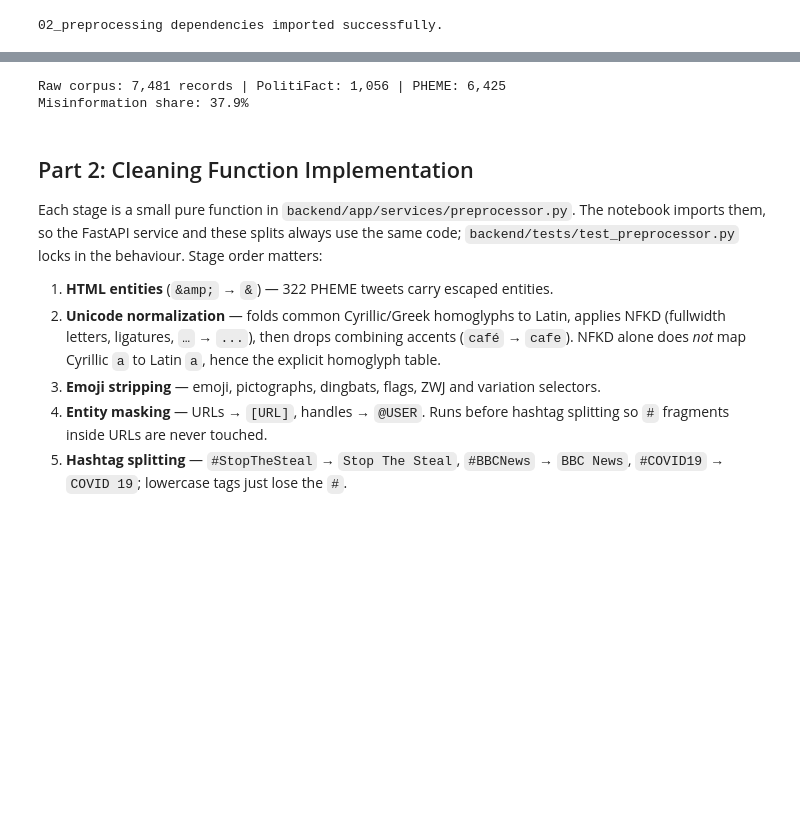
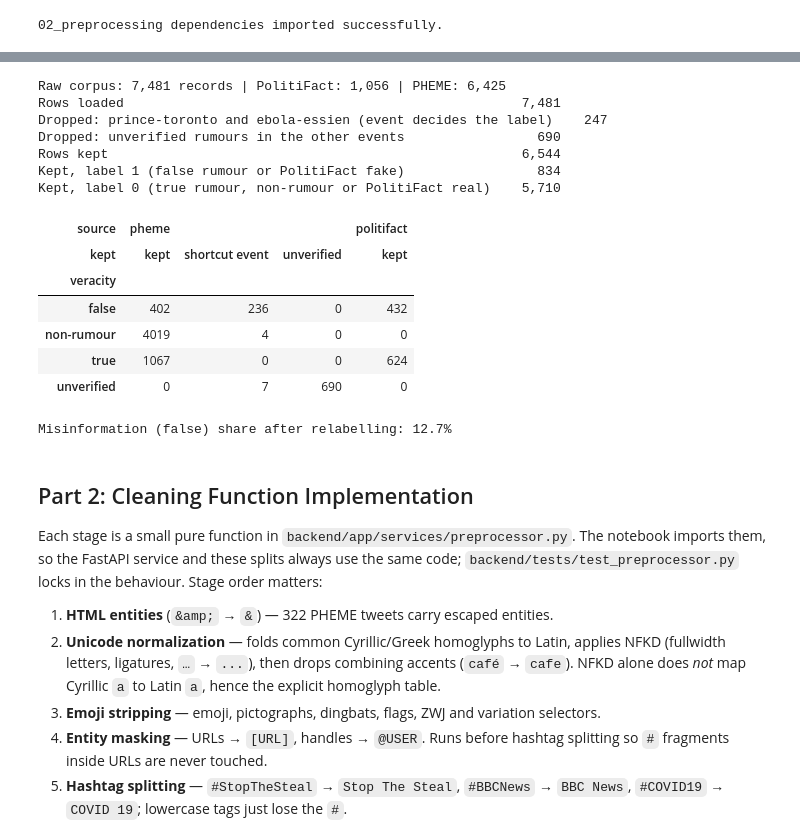
Before and after one commit to PhamAn0910/COS30049-political-misinfo, a Jupyter notebook: backend/notebooks/02_preprocessing.ipynb, the cells around one changed output, grey strips where cells are left out. Drawn from its saved outputs; the diff is of its cells as text; code cells hidden in the pictures; blank space fills up the shorter version.

```diff
--- a/backend/notebooks/02_preprocessing.ipynb
+++ b/backend/notebooks/02_preprocessing.ipynb
@@ -38,35 +44,75 @@ politifact_df = pd.DataFrame({
     'id': politifact_df['id'].astype(str),
     'text': politifact_df['title'],
     'label': politifact_df['label'],
     'source': 'politifact',
     'event': 'politifact',
 })
 
 # Load PHEME cascades and extract root/seed tweets
 with open('../data/pheme_political/pheme_cascades.gpickle', 'rb') as f:
     cascades = pickle.load(f)
 
 pheme_rows = []
 for g in cascades:
     thread_id = str(g.graph.get('thread_id'))
     root = g.nodes[thread_id] if thread_id in g.nodes else {}
     pheme_rows.append({
         'id': thread_id,
         'text': str(root.get('text', '')),
         'label': int(g.graph.get('label')),
         'source': 'pheme',
         'event': str(g.graph.get('event')),
     })
 pheme_df = pd.DataFrame(pheme_rows)
 
 raw_df = pd.concat([politifact_df, pheme_df], ignore_index=True)
 assert len(raw_df) == 7481, f'Expected 7,481 rows, found {len(raw_df)}'
 
 print(f'Raw corpus: {len(raw_df):,} records | PolitiFact: {len(politifact_df):,} | PHEME: {len(pheme_df):,}')
-print(f'Misinformation share: {raw_df["label"].mean():.1%}')
+
+# Veracity labels: label 1 = false (a PHEME rumour annotated false, or a PolitiFact fake title)
+veracity = pd.read_csv('../data/pheme_veracity_labels.csv', dtype={'thread_id': str}).set_index('thread_id')['veracity']
+is_pheme = raw_df['source'] == 'pheme'
+raw_df['veracity'] = raw_df['id'].map(veracity).where(is_pheme, raw_df['label'].map({1: 'false', 0: 'true'}))
+assert raw_df['veracity'].notna().all(), 'PHEME threads without a veracity label'
+raw_df['label'] = (raw_df['veracity'] == 'false').astype(int)
+
+SHORTCUT_EVENTS = ('prince-toronto', 'ebola-essien')  # almost all false: the event decides the label
+exclusion = pd.Series('kept', index=raw_df.index)
+exclusion[raw_df['event'].str.startswith(SHORTCUT_EVENTS)] = 'shortcut event'
+exclusion[(exclusion == 'kept') & (raw_df['veracity'] == 'unverified')] = 'unverified'
+excluded_label_ids = set(raw_df.loc[exclusion != 'kept', 'id'])
+labelled_df = raw_df[exclusion == 'kept'].reset_index(drop=True)
+
+label_audit = {
+    'Rows loaded': len(raw_df),
+    'Dropped: prince-toronto and ebola-essien (event decides the label)': int((exclusion == 'shortcut event').sum()),
+    'Dropped: unverified rumours in the other events': int((exclusion == 'unverified').sum()),
+    'Rows kept': len(labelled_df),
+    'Kept, label 1 (false rumour or PolitiFact fake)': int(labelled_df['label'].sum()),
+    'Kept, label 0 (true rumour, non-rumour or PolitiFact real)': int((labelled_df['label'] == 0).sum()),
+}
+for k, v in label_audit.items():
+    print(f'{k:<60} {v:>6,}')
+display(pd.crosstab(raw_df['veracity'], [raw_df['source'], exclusion.rename('kept')]))
+assert not raw_df.loc[~is_pheme, 'id'].isin(excluded_label_ids).any(), 'PolitiFact rows must not be dropped'
+print(f'Misinformation (false) share after relabelling: {labelled_df["label"].mean():.1%}')
 # %% [output]
 Raw corpus: 7,481 records | PolitiFact: 1,056 | PHEME: 6,425
-Misinformation share: 37.9%
+Rows loaded                                                   7,481
+Dropped: prince-toronto and ebola-essien (event decides the label)    247
+Dropped: unverified rumours in the other events                 690
+Rows kept                                                     6,544
+Kept, label 1 (false rumour or PolitiFact fake)                 834
+Kept, label 0 (true rumour, non-rumour or PolitiFact real)    5,710
+| source | pheme |  |  | politifact |
+| kept | kept | shortcut event | unverified | kept |
+| veracity |  |  |  |  |
+| false | 402 | 236 | 0 | 432 |
+| non-rumour | 4019 | 4 | 0 | 0 |
+| true | 1067 | 0 | 0 | 624 |
+| unverified | 0 | 7 | 690 | 0 |
+Misinformation (false) share after relabelling: 12.7%
 # %% [markdown]
 ## Part 2: Cleaning Function Implementation
 Each stage is a small pure function in `backend/app/services/preprocessor.py`. The notebook imports them, so the FastAPI service and these splits always use the same code; `backend/tests/test_preprocessor.py` locks in the behaviour. Stage order matters:
```
Also changed, not shown: parts of 14 cells of this notebook, 5 other files.
